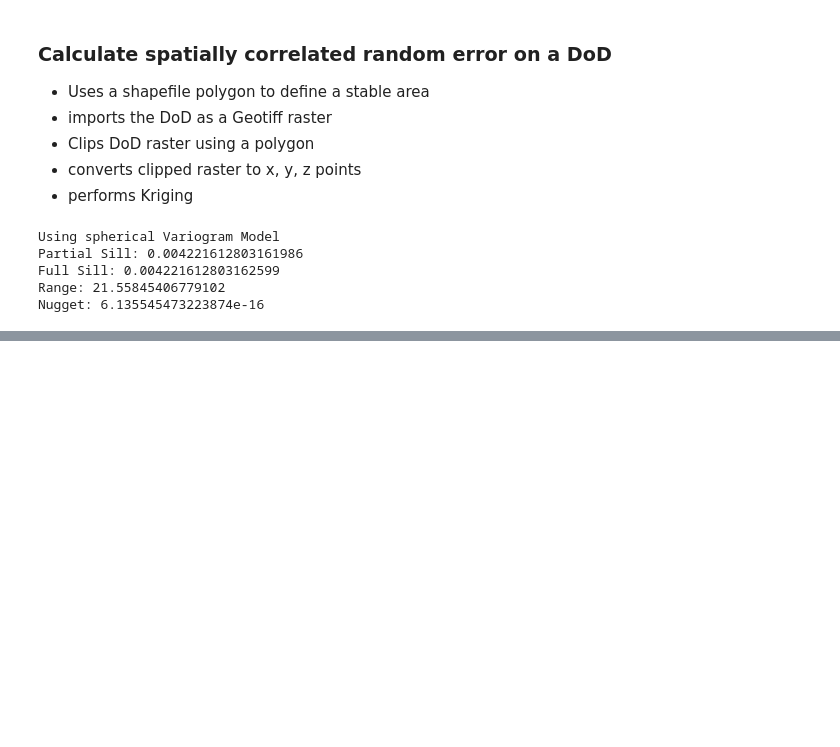
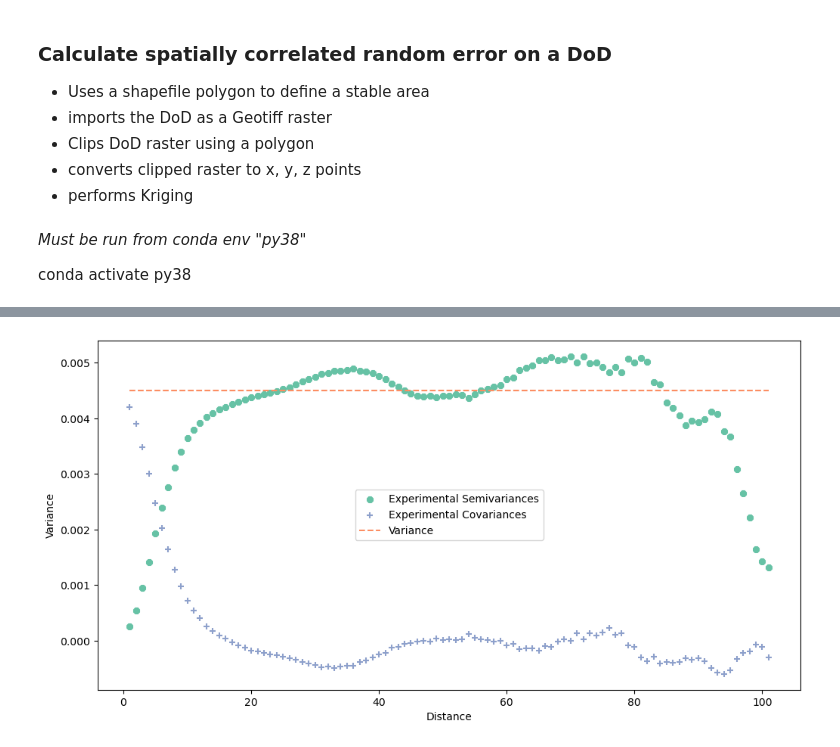
Before and after one commit to jlogan-usgs/dem-differencing, a Jupyter notebook: SpatiallyCorrelatedRandomError.ipynb, the cells around one changed output, grey strips where cells are left out. Cells and saved outputs as stored; diff of their text form; code cells hidden in the pictures; blank space fills up the shorter version.

Commit message:
rewrote semivariogram with pyinterpolate

```diff
--- a/SpatiallyCorrelatedRandomError.ipynb
+++ b/SpatiallyCorrelatedRandomError.ipynb
@@ -6,4 +6,8 @@
 - Clips DoD raster using a polygon
 - converts clipped raster to x, y, z points
 - performs Kriging
+# %% [markdown]
+*Must be run from conda env "py38"*
+
+conda activate py38
 # %%
@@ -24,7 +38,8 @@ inshp = Path(r"C:\Users\jlogan\OneDrive - DOI\LRDP\LosPadresRes\DoD\shp\Stable_a
 out_clip_ras = Path(r"C:\Users\jlogan\OneDrive - DOI\LRDP\LosPadresRes\DoD\temp_clipped.tif")
 out_clip_pts_shp = Path(r"C:\Users\jlogan\OneDrive - DOI\LRDP\LosPadresRes\DoD\temp_clipped_pts.shp")
 
-stable_poly_id = [1, 2]
+# stable_poly_id = [1, 2]
+stable_poly_id = [2]
 # %%
 # Read the polygon shapefile using geopandas
 polygon_gdf = gpd.read_file(inshp)
@@ -72,28 +87,3 @@ geometry = gpd.points_from_xy(df['x'], df['y'])
 gdf = gpd.GeoDataFrame(df, geometry=geometry)
 gdf.crs = clipped_meta['crs']
 gdf.to_file(out_clip_pts_shp, driver='ESRI Shapefile')
-
-# Define the kriging model without nugget effect
-OK = OrdinaryKriging(x_coords[:100], y_coords[:100], z_values[:100], variogram_model='spherical')
-
-# Perform ordinary kriging
-z_pred, sigmasq_pred = OK.execute('grid', x_coords[:100], y_coords[:100])
-
-# Get the sill value
-sill = OK.variogram_model
-
-# Get the range
-range_value = OK.variogram_model
-
-# Print the sill value and range
-print(f'Using {OK.variogram_model} Variogram Model')
-print(f'Partial Sill: {OK.variogram_model_parameters[0]}')
-print(f'Full Sill: {OK.variogram_model_parameters[0] + OK.variogram_model_parameters[2]}')
-print(f'Range: {OK.variogram_model_parameters[1]}')
-print(f'Nugget: {OK.variogram_model_parameters[2]}')
-# %% [output]
-Using spherical Variogram Model
-Partial Sill: 0.004221612803161986
-Full Sill: 0.004221612803162599
-Range: 21.55845406779102
-Nugget: 6.135545473223874e-16
@@ -99,0 +116,17 @@ Nugget: 6.135545473223874e-16
+# %%
+#Get the semi-variogram values through kriging
+#(using pyinterpolate library, with help from docs here:
+# https://pyinterpolate.readthedocs.io/en/latest/usage/tutorials/Semivariogram%20Estimation%20(Basic).html
+
+#sample list
+# sampdf = df.sample(n=10000, random_state=1)
+data = df[['x','y','z']].to_numpy()
+
+# Create experimental semivariogram
+step_radius = 1  # meters
+max_range = 102  # meters
+
+experimental_variogram = build_experimental_variogram(input_array=data, step_size=step_radius, max_range=max_range)
+print('Use this plot to estimate range for subsequent autofit')
+experimental_variogram.plot(plot_semivariance=True, plot_covariance=True, plot_variance=True)
+# %% [output]
@@ -99,0 +135 @@ Nugget: 6.135545473223874e-16
+[figure, added]
```
Also changed, not shown: parts of 6 cells of this notebook.
